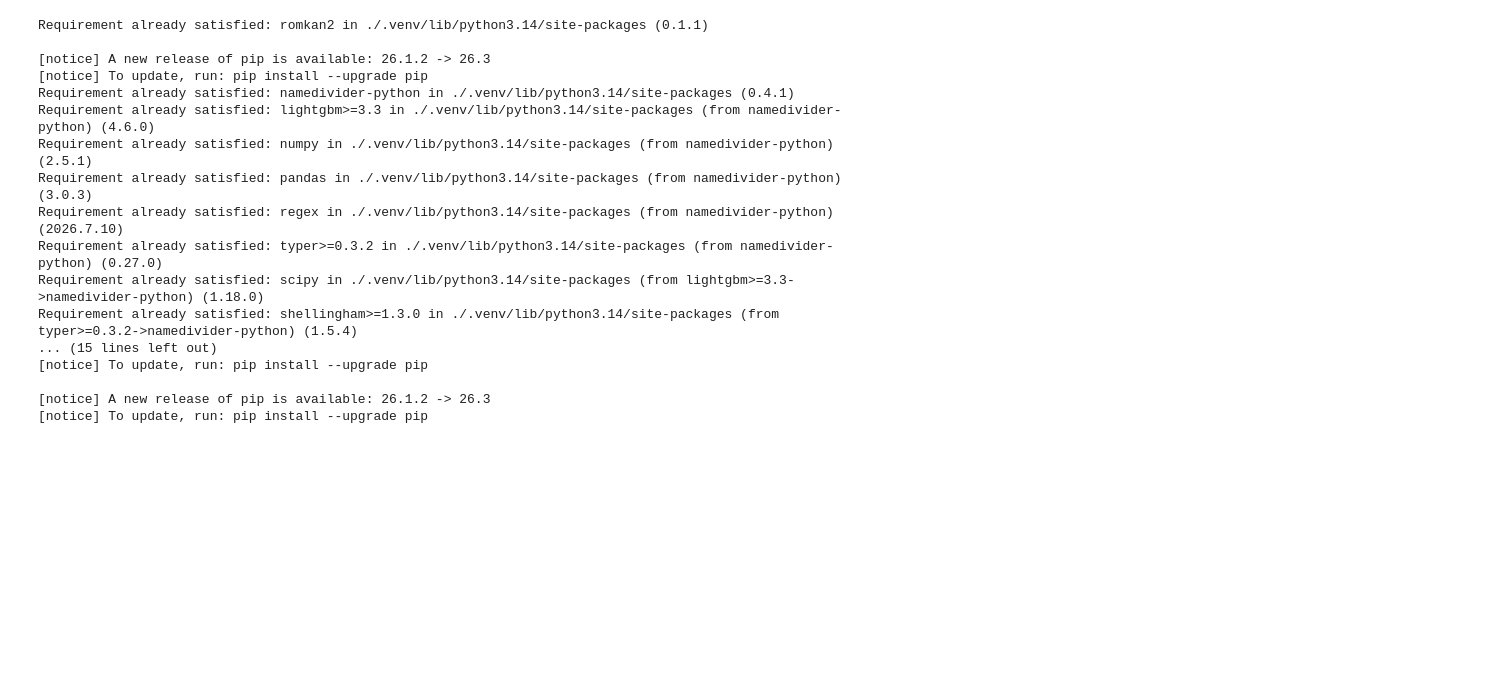
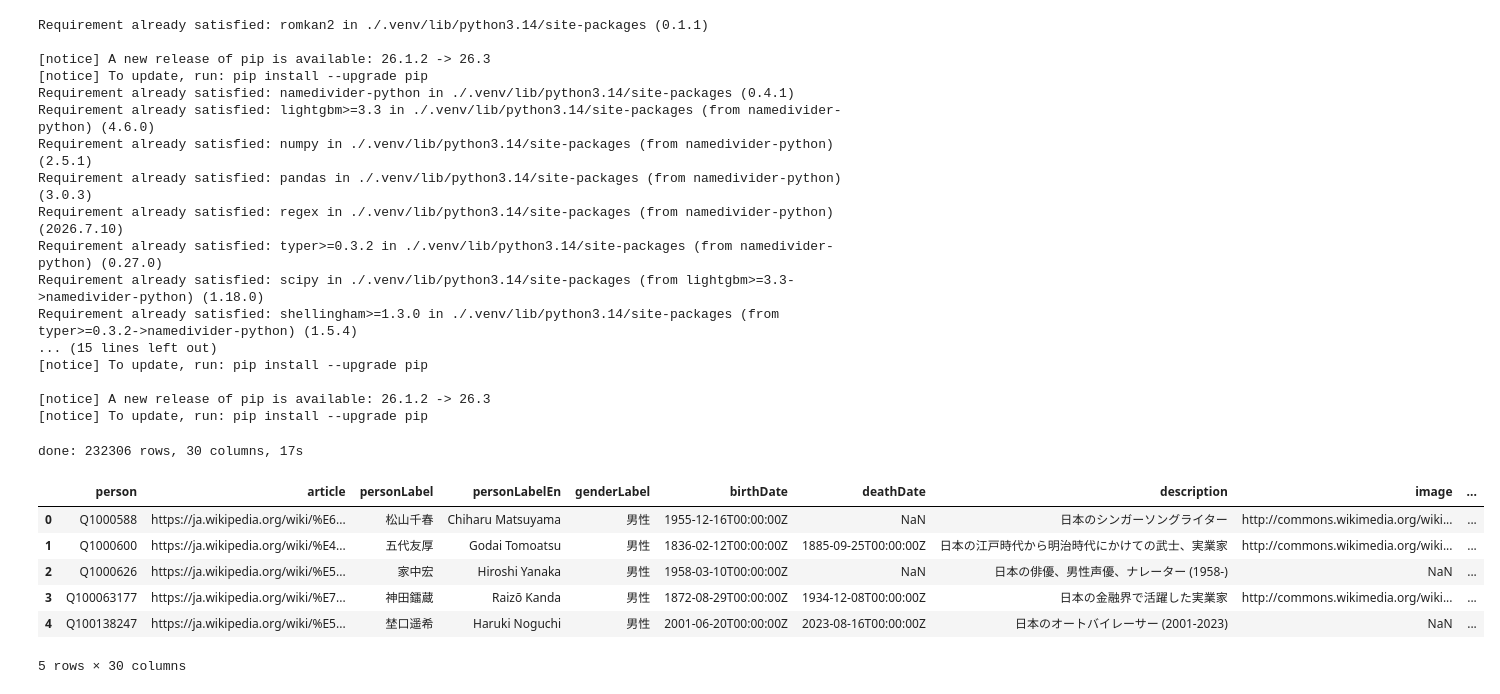
Before and after one commit to ren255/jpersonwiki_crawler, a Jupyter notebook: crawler.ipynb, the cells around one changed output. Cells and saved outputs as stored; diff of their text form; code cells hidden in the pictures; blank space fills up the shorter version.

```diff
--- a/crawler.ipynb
+++ b/crawler.ipynb
@@ -28,6 +28,7 @@ import os, time, requests, pandas as pd
 from io import StringIO
 import os, time, random, requests, pandas as pd
 from concurrent.futures import ThreadPoolExecutor, as_completed
+import re
 
 os.makedirs("data/parts", exist_ok=True)
 
@@ -115,13 +116,32 @@ def classify(r):
     return "other: " + t[:200].replace("\n", " ")
 
 
-MAX_WORKERS = 3   # 公開サーバーなので控えめに
+LANG_TAG = re.compile(r'@[A-Za-z]{2,3}(?:-[A-Za-z0-9]+)*$')
+
+def strip_tag(s):
+    if not isinstance(s, str):
+        return s
+    # '|' 区切りの各要素から言語タグを除去
+    return "|".join(LANG_TAG.sub("", x) for x in s.split("|"))
+
+def normalize(df):
+    df.columns = [c.lstrip("?") for c in df.columns]
+    for c in df.columns:
+        if c in ("person", "article", "image"):
+            df[c] = df[c].str.strip("<>")
+        elif df[c].dtype == object or str(df[c].dtype) == "str":
+            df[c] = df[c].map(strip_tag)
+    df["person"] = df["person"].str.extract(r'(Q\d+)$')[0]   # QID化
+    return df
+
+MAX_WORKERS = 3
 
 def fetch(query, label, max_retries=12):
     for i in range(1, max_retries + 1):
         t0 = time.time()
         try:
             r = requests.post(URL, data={"query": query}, headers=HEADERS, timeout=300)
+            r.encoding = "utf-8"
             reason = classify(r)
             print(f"[{label}] {i}: HTTP {r.status_code} | {reason} | "
                   f"{time.time()-t0:.1f}s | {len(r.text)/1e6:.1f} MB")
@@ -141,33 +161,45 @@ def get_part(name, query):
     if not os.path.exists(path):
         text = fetch(query, name)
         with open(path, "w", encoding="utf-8") as f:
             f.write(text)
     df = pd.read_csv(path, sep="\t", dtype=str)
+    df = normalize(df)
     df.columns = [c.lstrip("?") for c in df.columns]
     return name, df
 
 # --- 並列取得 ---
 jobs = {"base": BASE_QUERY}
 jobs.update({n: multi_query(pid, ent) for n, (pid, ent) in MULTI.items()})
 
 parts = {}
 t0 = time.time()
 with ThreadPoolExecutor(max_workers=MAX_WORKERS) as ex:
     # base を最初に投入(一番重いので先に走らせる)
     futures = [ex.submit(get_part, n, q) for n, q in jobs.items()]
     for f in as_completed(futures):
         name, d = f.result()
         parts[name] = d
 
 # --- 結合 ---
 df = parts["base"].drop_duplicates("person")
 for name in MULTI:
     agg = (parts[name].dropna().drop_duplicates()
                       .groupby("person")["l"].agg("|".join).rename(name))
     df = df.merge(agg, on="person", how="left")
 
 df.to_csv("data/jawikidata.csv", index=False, encoding="utf-8")
 print(f"done: {len(df)} rows, {len(df.columns)} columns, {time.time()-t0:.0f}s")
+
+df.head()
+# %% [output]
+done: 232306 rows, 30 columns, 17s
+|  | person | article | personLabel | personLabelEn | genderLabel | birthDate | deathDate | description | image | ... |
+| 0 | Q1000588 | https://ja.wikipedia.org/wiki/%E6... | 松山千春 | Chiharu Matsuyama | 男性 | 1955-12-16T00:00:00Z | NaN | 日本のシンガーソングライター | http://commons.wikimedia.org/wiki... | ... |
+| 1 | Q1000600 | https://ja.wikipedia.org/wiki/%E4... | 五代友厚 | Godai Tomoatsu | 男性 | 1836-02-12T00:00:00Z | 1885-09-25T00:00:00Z | 日本の江戸時代から明治時代にかけての武士、実業家 | http://commons.wikimedia.org/wiki... | ... |
+| 2 | Q1000626 | https://ja.wikipedia.org/wiki/%E5... | 家中宏 | Hiroshi Yanaka | 男性 | 1958-03-10T00:00:00Z | NaN | 日本の俳優、男性声優、ナレーター (1958-) | NaN | ... |
+| 3 | Q100063177 | https://ja.wikipedia.org/wiki/%E7... | 神田鐳蔵 | Raizō Kanda | 男性 | 1872-08-29T00:00:00Z | 1934-12-08T00:00:00Z | 日本の金融界で活躍した実業家 | http://commons.wikimedia.org/wiki... | ... |
+| 4 | Q100138247 | https://ja.wikipedia.org/wiki/%E5... | 埜口遥希 | Haruki Noguchi | 男性 | 2001-06-20T00:00:00Z | 2023-08-16T00:00:00Z | 日本のオートバイレーサー (2001-2023) | NaN | ... |
+5 rows × 30 columns
 # %%
 import pandas as pd
 
```
Also changed, not shown: parts of 4 cells of this notebook.
